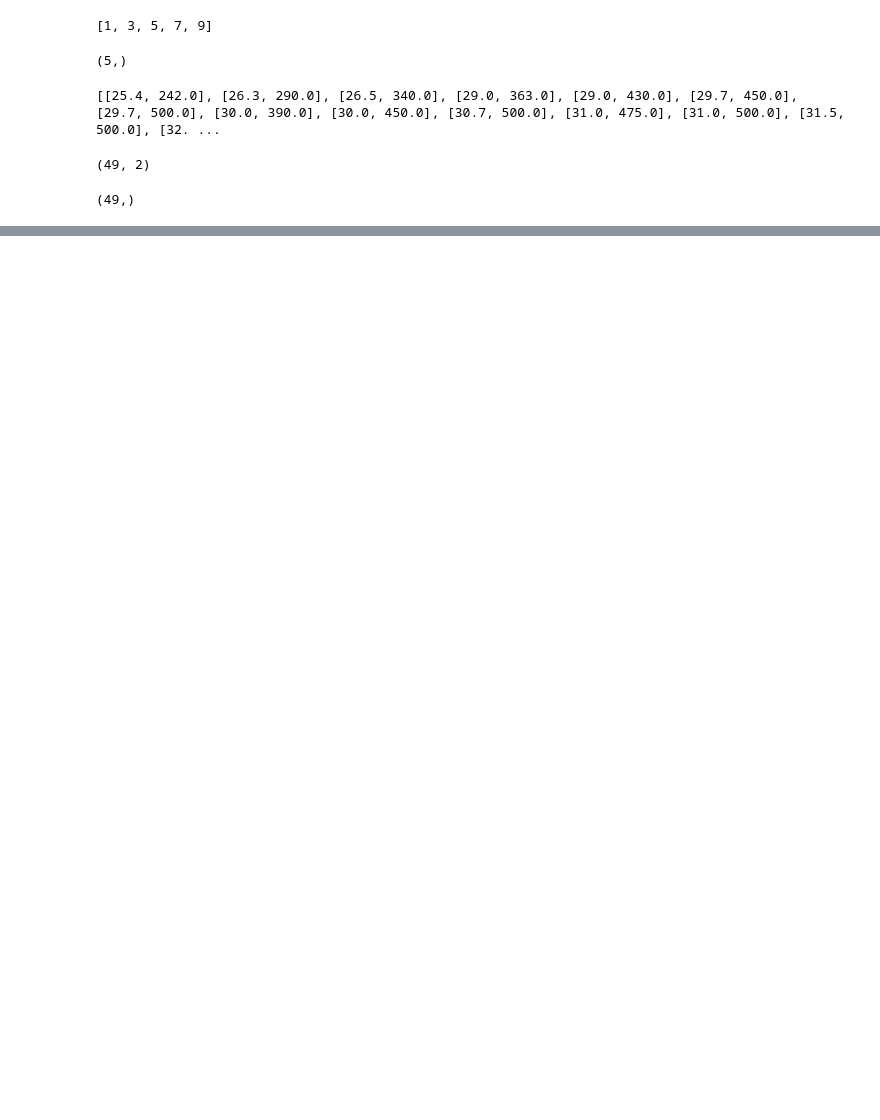
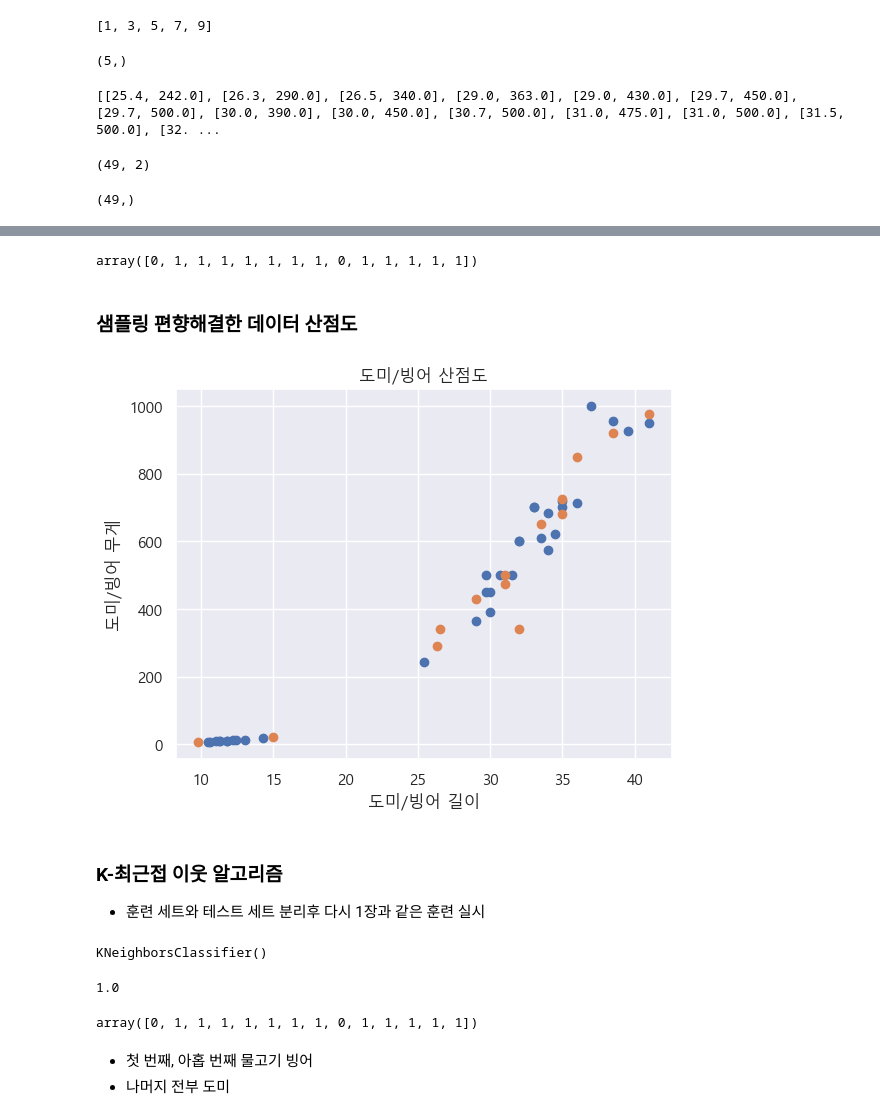
Before and after one commit to Donkwam/iot-dataanalysis-2025, a Jupyter notebook: day01/mldl02_훈련테스트세트.ipynb, the cells around one changed output, grey strips where cells are left out. Saved outputs shown, nothing was run; the diff lists cells and outputs as text; code cells hidden in the pictures; blank space fills up the shorter version.

```diff
--- a/day01/mldl02_훈련테스트세트.ipynb
+++ b/day01/mldl02_훈련테스트세트.ipynb
@@ -124,0 +145,3 @@ target_arr.shape        # 1차원 배열
+# %%
+train_input = input_arr[index[0:34]]
+train_target = target_arr[index[0:34]]
@@ -124,0 +153,9 @@ target_arr.shape        # 1차원 배열
+# %%
+test_input = input_arr[index[35:]]
+test_target = target_arr[index[35:]]
+# %%
+test_target
+# %% [output]
+array([0, 1, 1, 1, 1, 1, 1, 1, 0, 1, 1, 1, 1, 1])
+# %% [markdown]
+### 샘플링 편향해결한 데이터 산점도
@@ -124,0 +165,39 @@ target_arr.shape        # 1차원 배열
+# %%
+from matplotlib import rcParams, font_manager, rc
+
+font_path = 'C:/Windows/Fonts/malgun.ttf' # 맑은고딕체로 변경
+font = font_manager.FontProperties(fname=font_path).get_name() # 실제 설치된 폰트 이름조회
+rc('font', family=font) # 한글깨짐현상 해결!!
+rcParams['axes.unicode_minus'] = False # 한글 사용시 마이너스 표시 깨짐 해결!
+# %%
+# 시본 형태로 차트 변경
+sns.set_style('darkgrid')
+sns.set_theme(font='Malgun Gothic', rc={'axes.unicode_minus': False})   # 시본 사용시 한글깨짐 해결
+# %%
+plt.scatter(train_input[:, 0], train_input[:, 1])
+plt.scatter(test_input[:, 0], test_input[:, 1])
+plt.xlabel('도미/빙어 길이')
+plt.ylabel('도미/빙어 무게')
+plt.title('도미/빙어 산점도')
+
+plt.show()
+# %% [output]
+[figure, added]
+# %% [markdown]
+### K-최근접 이웃 알고리즘
+- 훈련 세트와 테스트 세트 분리후 다시 1장과 같은 훈련 실시
+# %%
+kn.fit(train_input, train_target)
+# %% [output]
+KNeighborsClassifier()
+# %%
+kn.score(test_input, test_target)
+# %% [output]
+1.0
+# %%
+kn.predict(test_input)
+# %% [output]
+array([0, 1, 1, 1, 1, 1, 1, 1, 0, 1, 1, 1, 1, 1])
+# %% [markdown]
+- 첫 번째, 아홉 번째 물고기 빙어
+- 나머지 전부 도미
```
Also changed, not shown: parts of 9 cells of this notebook, 1 other file.
